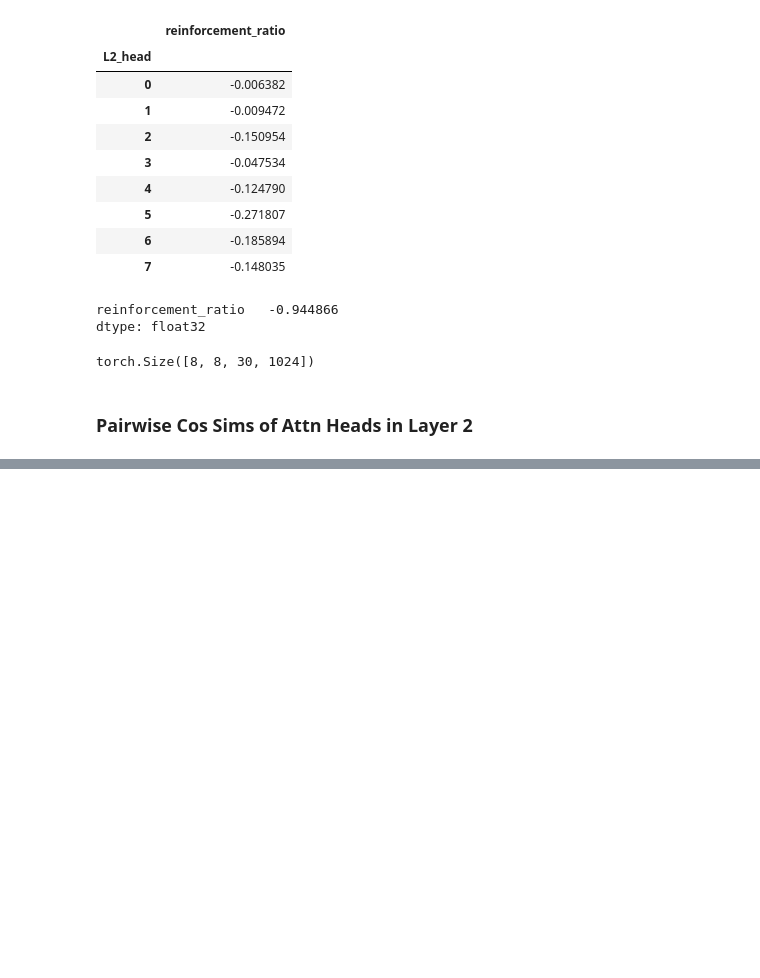
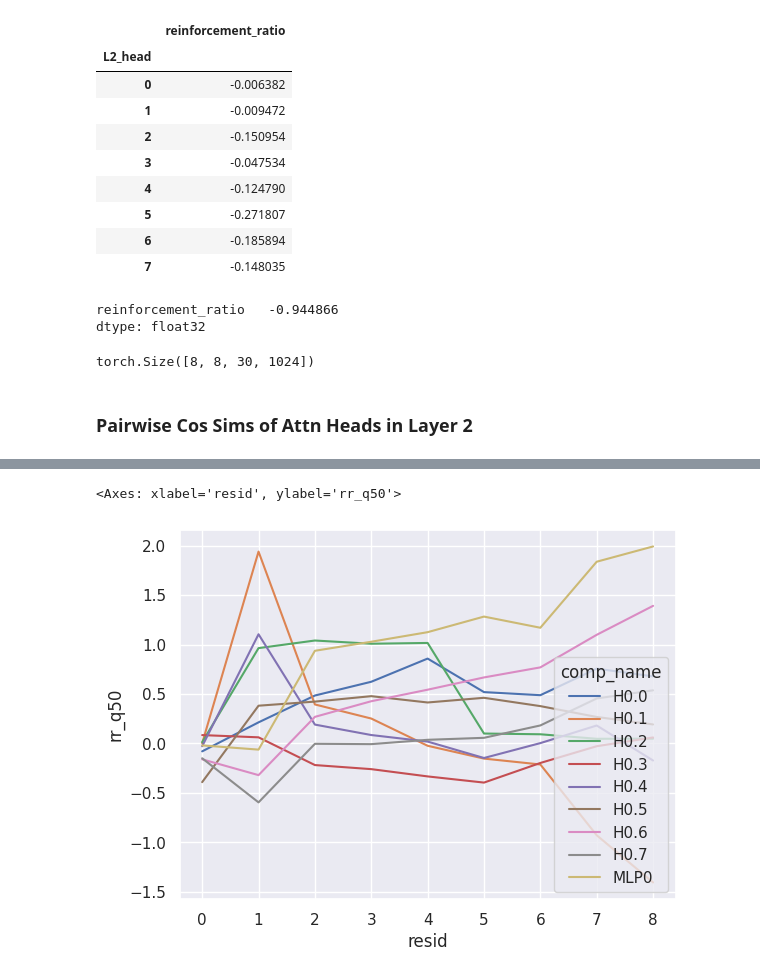
Before and after one commit to canrager/cleanup_nodes, a Jupyter notebook: notebooks/003-recreate-plots.ipynb, the cells around one changed output, grey strips where cells are left out. Drawn from its saved outputs; the diff is of its cells as text; code cells hidden in the pictures; blank space fills up the shorter version.

```diff
--- a/notebooks/003-recreate-plots.ipynb
+++ b/notebooks/003-recreate-plots.ipynb
@@ -418,6 +419,16 @@ px.imshow(
 )
 # %% [output]
 [interactive output not drawn]
+# %%
+sns.lineplot(
+    data=df_quantiles.query("layer == 0"),
+    x="resid",
+    y="rr_q50",
+    hue="comp_name",
+)
+# %% [output]
+<Axes: xlabel='resid', ylabel='rr_q50'>
+[figure, added]
 # %%
 import psutil
 psutil.virtual_memory()
```
Also changed, not shown: parts of 3 cells of this notebook, 2 other files.
